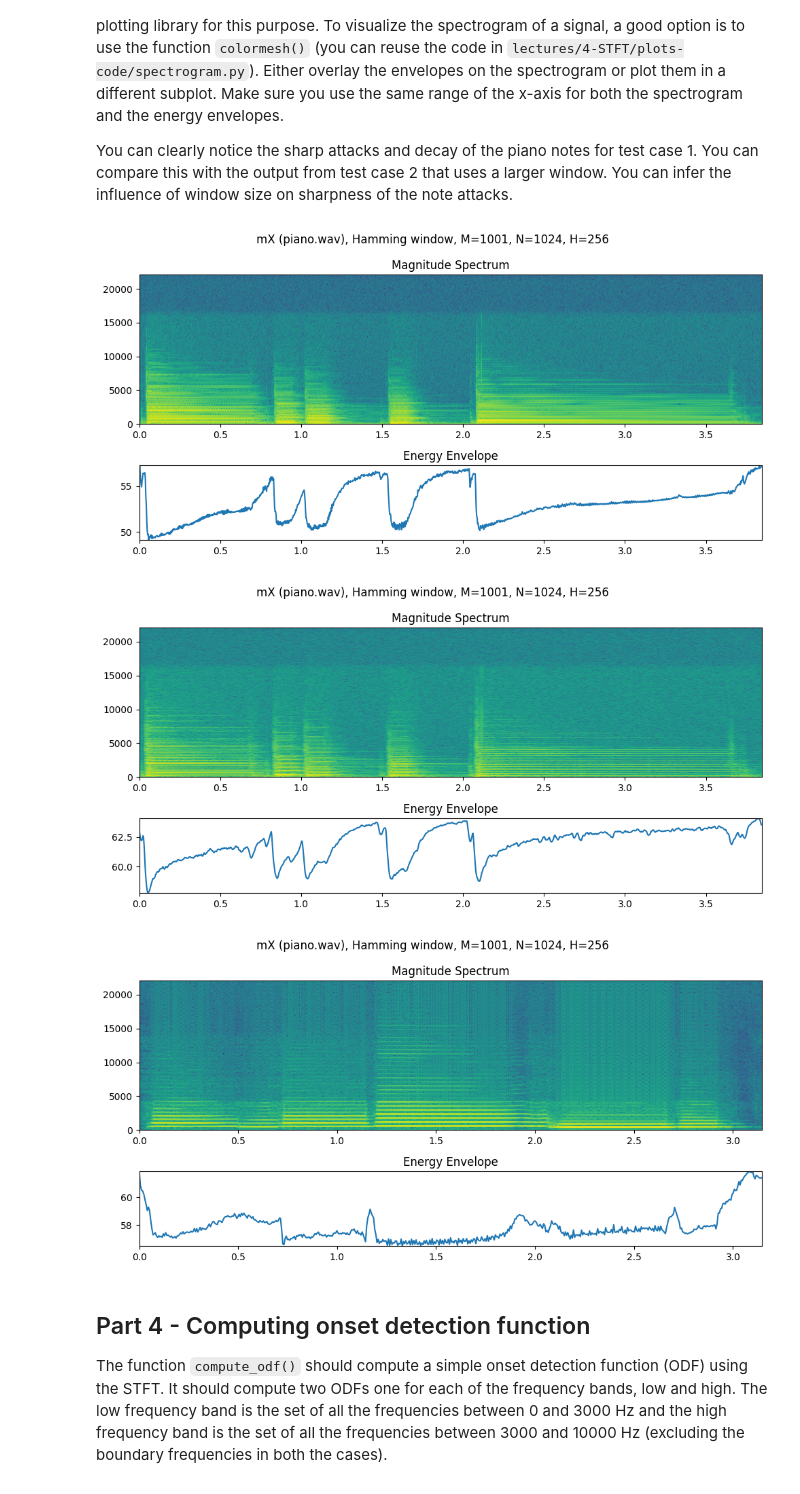
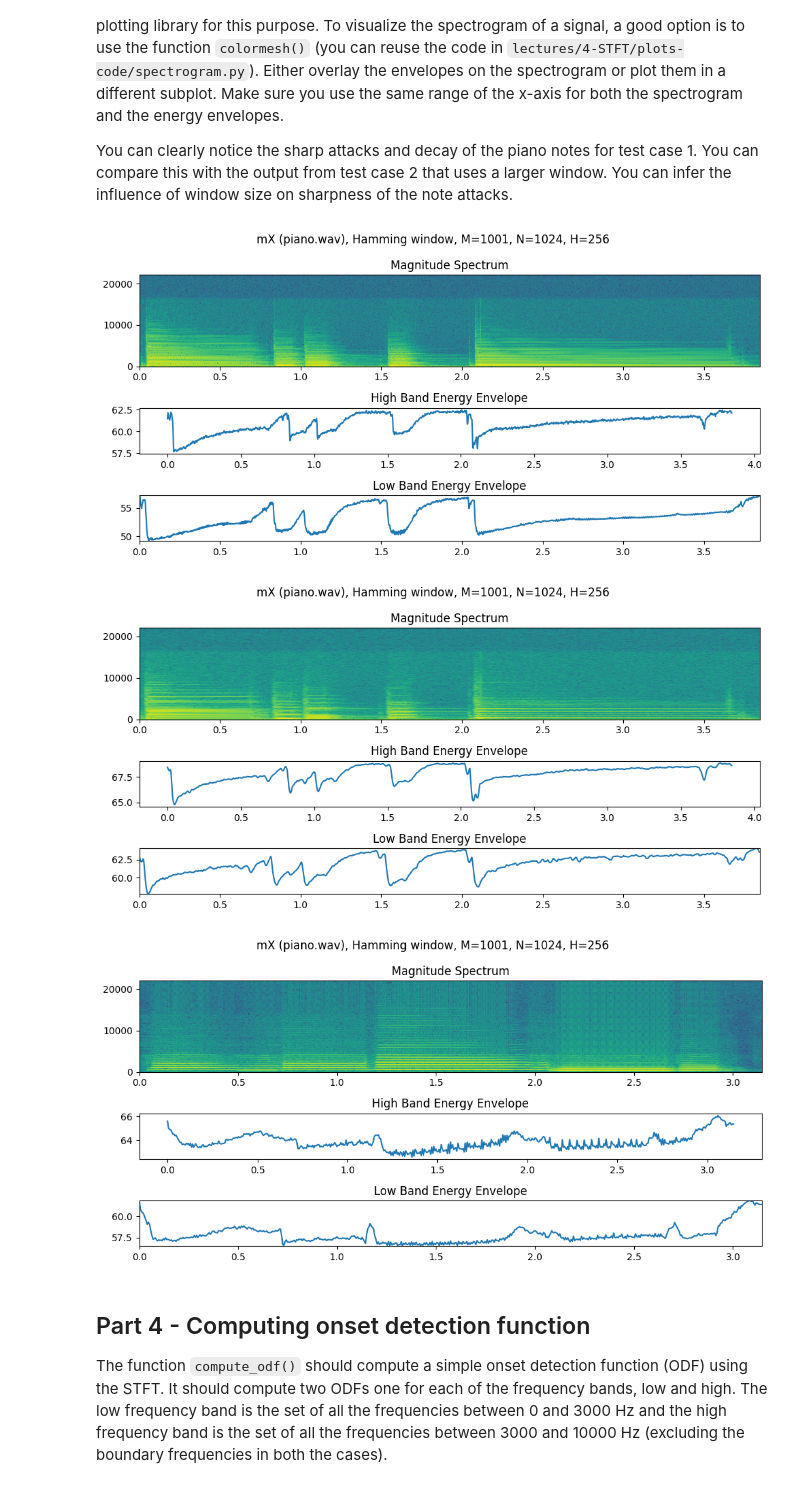
Before and after one commit to inesbroto/sms-tools-materials, a Jupyter notebook: exercises/E4-STFT.ipynb, the cells around one changed output. Drawn from its saved outputs; the diff is of its cells as text; code cells hidden in the pictures.

```diff
--- a/exercises/E4-STFT.ipynb
+++ b/exercises/E4-STFT.ipynb
@@ -367,7 +378,8 @@ def compute_eng_env(input_file, window, M, N, H):
     """
 
     ### your code here
-    mX, _,_ = compute_spec(input_file, window, M, N, H)
+    x, fs = readAudio(input_file=input_file)
+    mX, _ = compute_spec(x, window, M, N, H)
 
     lb_k_min = int(0)                                   # compute low band k limits
     lb_k_max = int(np.ceil(3000*N/fs))
@@ -380,11 +392,11 @@ def compute_eng_env(input_file, window, M, N, H):
     lb_E = 10*np.emath.logn(10,np.sum(lb**2, axis=1))   # compute energy
     hb_E = 10*np.emath.logn(10,np.sum(hb**2, axis=1))
 
-    return np.array([lb_E,hb_E]).T
+    return mX, np.array([lb_E,hb_E]).T
 # %%
 def plot_spec_w_energy_env(mX,band_e, fs,N):
     # plot it
-    f, (a0, a1) = plt.subplots(2, 1, gridspec_kw={'height_ratios': [2, 1]}, figsize=(10, 5))
+    f, (a0, a1, a2) = plt.subplots(3, 1, gridspec_kw={'height_ratios': [2, 1,1]}, figsize=(10, 5))
 
     time_sec = H*np.arange(mX.shape[0]+1)/float(fs)                   # mX.shape[0] is the number of frames. Needs +1 for fral shading.
     freqHz =  np.arange(mX.shape[1]+1)*fs/N                           # mX.shape[1] is the number of freq bins. Needs +1 for fral shading.
@@ -395,9 +407,14 @@ def plot_spec_w_energy_env(mX,band_e, fs,N):
 
 
     time_sec = H*np.arange(mX.shape[0]+1)/float(fs)                   # mX.shape[0] is the number of frames. Needs +1 for fral shading.
-    a1.plot(time_sec,np.append(band_e[:,0],band_e[:,0][-1]))         # duplicate last value so that axis match
-    a1.set_title('Energy Envelope')
-    a1.autoscale(tight=True)
+    a2.plot(time_sec,np.append(band_e[:,0],band_e[:,0][-1]))         # duplicate last value so that axis match
+    a2.set_title('Low Band Energy Envelope')
+    a2.autoscale(tight=True)
+
+    time_sec = H*np.arange(mX.shape[0]+1)/float(fs)                   # mX.shape[0] is the number of frames. Needs +1 for fral shading.
+    a1.plot(time_sec,np.append(band_e[:,1],band_e[:,1][-1]))         # duplicate last value so that axis match
+    a1.set_title('High Band Energy Envelope')
+    a2.autoscale(tight=True)
 
     f.suptitle('mX (piano.wav), Hamming window, M=1001, N=1024, H=256')
     f.tight_layout()
@@ -425,38 +442,39 @@ You can clearly notice the sharp attacks and decay of the piano notes for test c
 # %%
 # E4 - 3.2: Call the function compute_eng_env() and plot the envelopes together with the
 # spectrogram of the signal
 
+fs = 441000
 ### Your code here
 window='blackman'
 M=513
 N=1024
 H=128
-mX,_, fs = compute_spec('../sounds/piano.wav',window=window, M=M, N=N,H=H)
-band_e = compute_eng_env('../sounds/piano.wav',window=window, M=M, N=N,H=H)
+_, fs = readAudio('../sounds/piano.wav')
+mX, band_e = compute_eng_env('../sounds/piano.wav',window=window, M=M, N=N,H=H)
 plot_spec_w_energy_env(mX,band_e, fs,N)
 
 
 window='blackman'
 M=2047
 N=4096
 H=128
-mX,_, fs = compute_spec('../sounds/piano.wav',window=window, M=M, N=N,H=H)
-band_e = compute_eng_env('../sounds/piano.wav',window=window, M=M, N=N,H=H)
+_, fs = readAudio('../sounds/piano.wav')
+mX, band_e = compute_eng_env('../sounds/piano.wav',window=window, M=M, N=N,H=H)
 plot_spec_w_energy_env(mX,band_e, fs,N)
 
 
 
 window='hamming'
 M=513
 N=2048
 H=256
-mX,_, fs = compute_spec('../sounds/sax-phrase-short.wav',window=window, M=M, N=N,H=H)
-band_e = compute_eng_env('../sounds/sax-phrase-short.wav',window=window, M=M, N=N,H=H)
+_, fs = readAudio('../sounds/sax-phrase-short.wav')
+mX, band_e = compute_eng_env('../sounds/sax-phrase-short.wav',window=window, M=M, N=N,H=H)
 plot_spec_w_energy_env(mX,band_e, fs,N)
 # %% [output]
-[figure, old version]
+[figure, new version]
-[figure, old version]
+[figure, new version]
-[figure, old version]
+[figure, new version]
 # %% [markdown]
 ## Part 4 - Computing onset detection function
 
```
Also changed, not shown: parts of 4 cells of this notebook.
